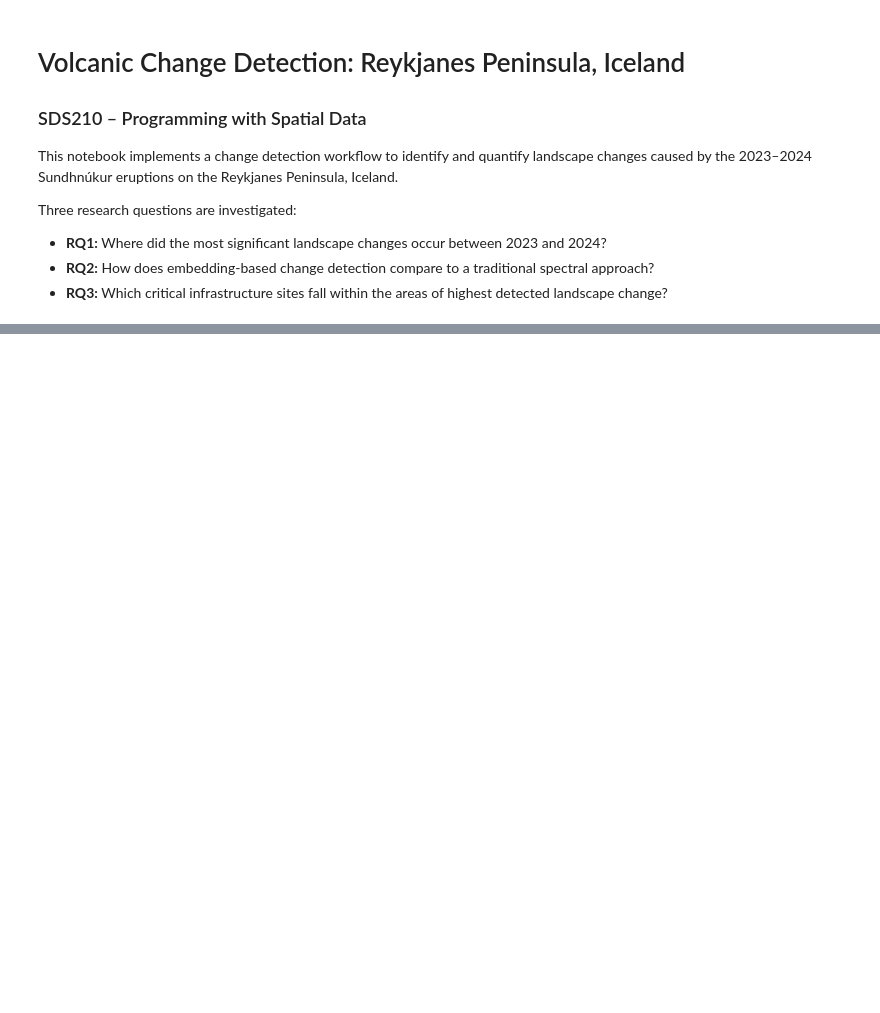
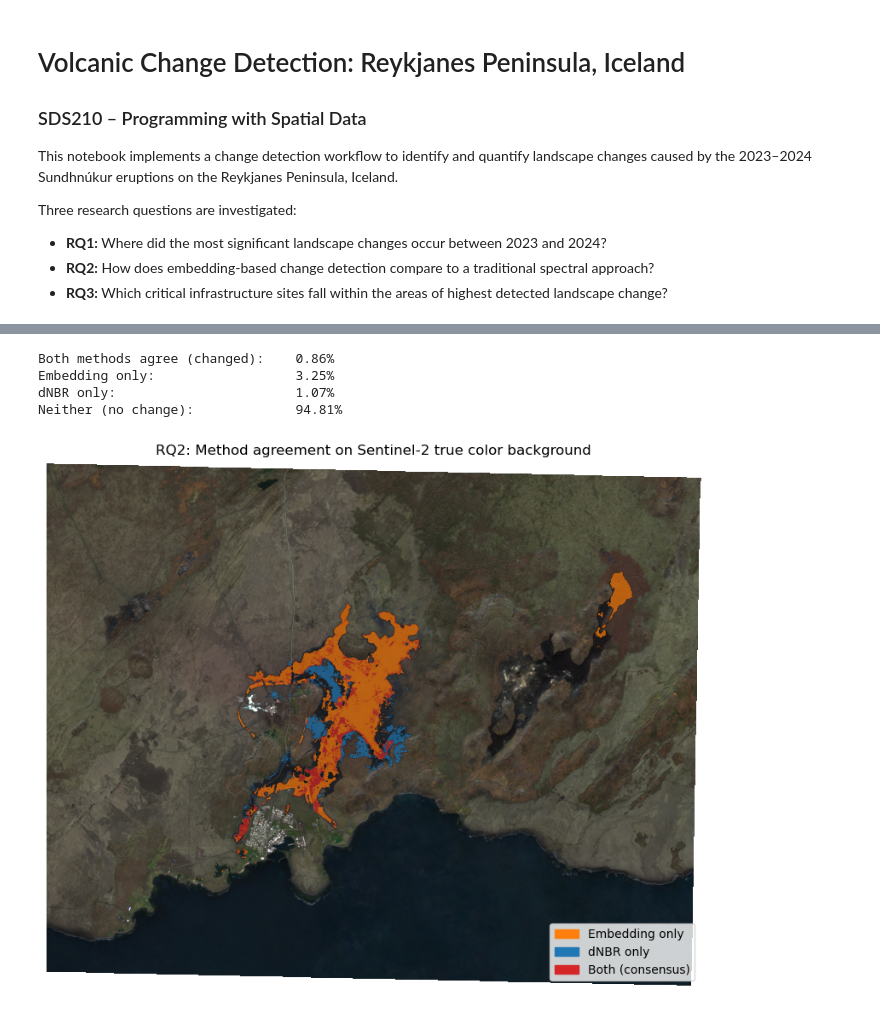
Before and after one commit to lbassf/reykjanes-change-detection, a Jupyter notebook: notebooks/analysis.ipynb, the cells around one changed output, grey strips where cells are left out. Saved outputs shown, nothing was run; the diff lists cells and outputs as text; code cells hidden in the pictures; blank space fills up the shorter version.

```diff
--- a/notebooks/analysis.ipynb
+++ b/notebooks/analysis.ipynb
@@ -473,0 +240,16 @@ plt.show()
+# %%
+# Build the crop window once and reuse everywhere
+with rasterio.open(EMB_2023) as src:
+    CROP_WINDOW = Window(
+        col_off=COL_CROP_START,
+        row_off=0,
+        width=src.width - COL_CROP_START,
+        height=src.height
+    )
+
+print(f"Crop window: {CROP_WINDOW.height} x {CROP_WINDOW.width}")
+
+# Build ocean mask from 2023 Sentinel-2
+ocean_mask = build_ocean_mask(S2_2023, MNDWI_THRESHOLD, window=CROP_WINDOW)
+print(f"Ocean pixels masked: {ocean_mask.sum():,} "
+      f"({100 * ocean_mask.sum() / ocean_mask.size:.1f}%)")
@@ -473,0 +337,51 @@ plt.show()
+# %%
+# Binary masks
+emb_changed  = change_map >= CHANGE_THRESHOLD
+dnbr_changed = dnbr       >= DNBR_THRESHOLD
+
+# 0=neither, 1=embedding only, 2=dNBR only, 3=both
+agreement = np.zeros_like(change_map, dtype=int)
+agreement[emb_changed  & ~dnbr_changed] = 1
+agreement[~emb_changed &  dnbr_changed] = 2
+agreement[emb_changed  &  dnbr_changed] = 3
+agreement = np.where(np.isnan(change_map), -1, agreement)
+
+# Percentages
+valid_pixels = ~np.isnan(change_map) & ~np.isnan(dnbr)
+total = valid_pixels.sum()
+print(f"Both methods agree (changed):    {(agreement == 3).sum() / total * 100:.2f}%")
+print(f"Embedding only:                  {(agreement == 1).sum() / total * 100:.2f}%")
+print(f"dNBR only:                       {(agreement == 2).sum() / total * 100:.2f}%")
+print(f"Neither (no change):             {(agreement == 0).sum() / total * 100:.2f}%")
+
+# Visualization with RGB background
+true_color = load_sentinel2_rgb(S2_2024, window=CROP_WINDOW)
+agreement_visible = np.where(agreement >= 1, agreement, np.nan)
+cmap = ListedColormap(["tab:orange", "tab:blue", "tab:red"])
+
+fig, ax = plt.subplots(figsize=(10, 8))
+ax.imshow(true_color)
+ax.imshow(agreement_visible, cmap=cmap, vmin=1, vmax=3, alpha=0.7)
+
+legend_handles = [
+    mpatches.Patch(color="tab:orange", label="Embedding only"),
+    mpatches.Patch(color="tab:blue",   label="dNBR only"),
+    mpatches.Patch(color="tab:red",    label="Both (consensus)")
+]
+ax.legend(handles=legend_handles, loc="lower right")
+
+ax.set_title("RQ2: Method agreement on Sentinel-2 true color background")
+ax.axis("off")
+fig.savefig(OUTPUT_DIR / "rq2_agreement_map.png", dpi=300, bbox_inches="tight")
+plt.show()
+
+# Save binary change mask (1 = any method detected change, NaN = nodata/ocean)
+change_mask_data = (agreement >= 1).astype(np.float32)
+change_mask_data[np.isnan(change_map)] = np.nan
+save_change_raster(change_mask_data, emb_meta, CHANGE_MASK_PATH)
+# %% [output]
+Both methods agree (changed):    0.86%
+Embedding only:                  3.25%
+dNBR only:                       1.07%
+Neither (no change):             94.81%
+[figure, added]
```
Also changed, not shown: parts of 50 cells of this notebook, 1 other file.
